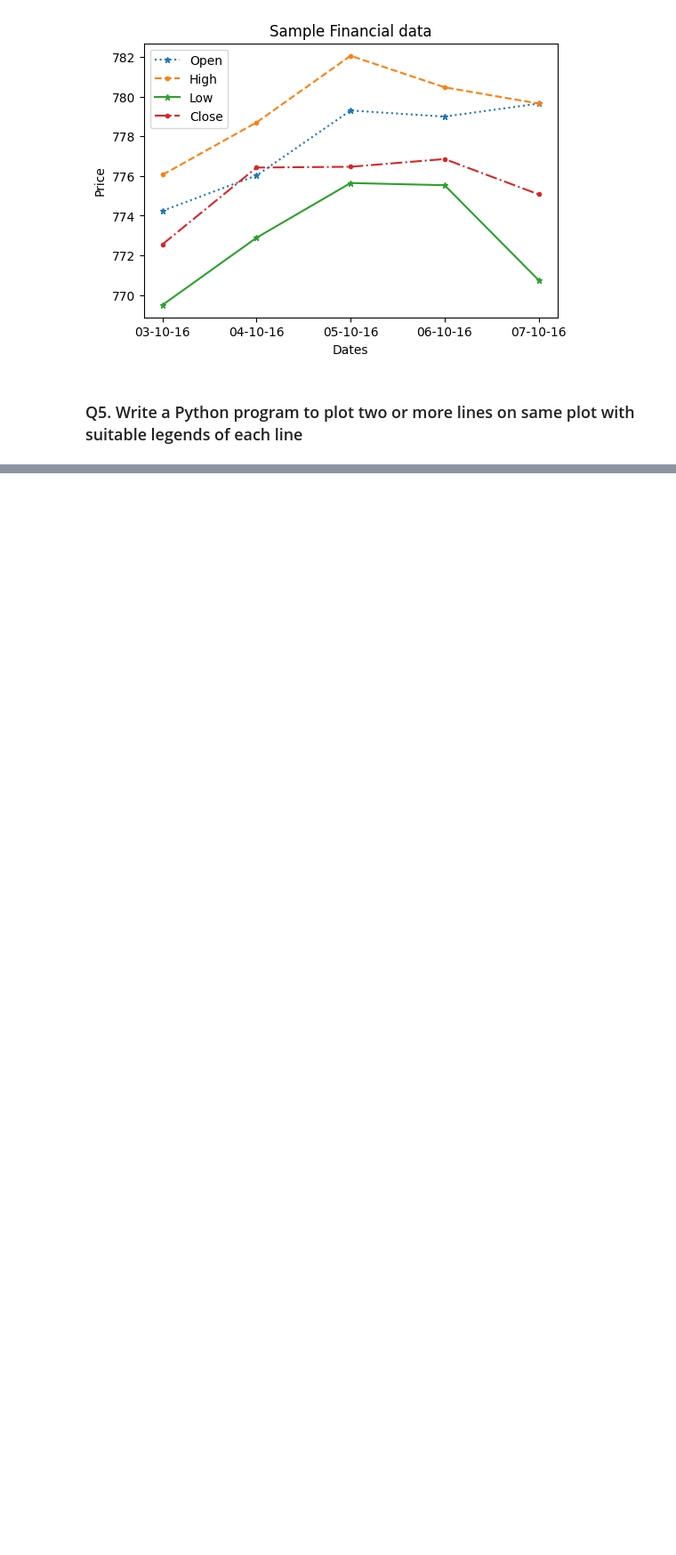
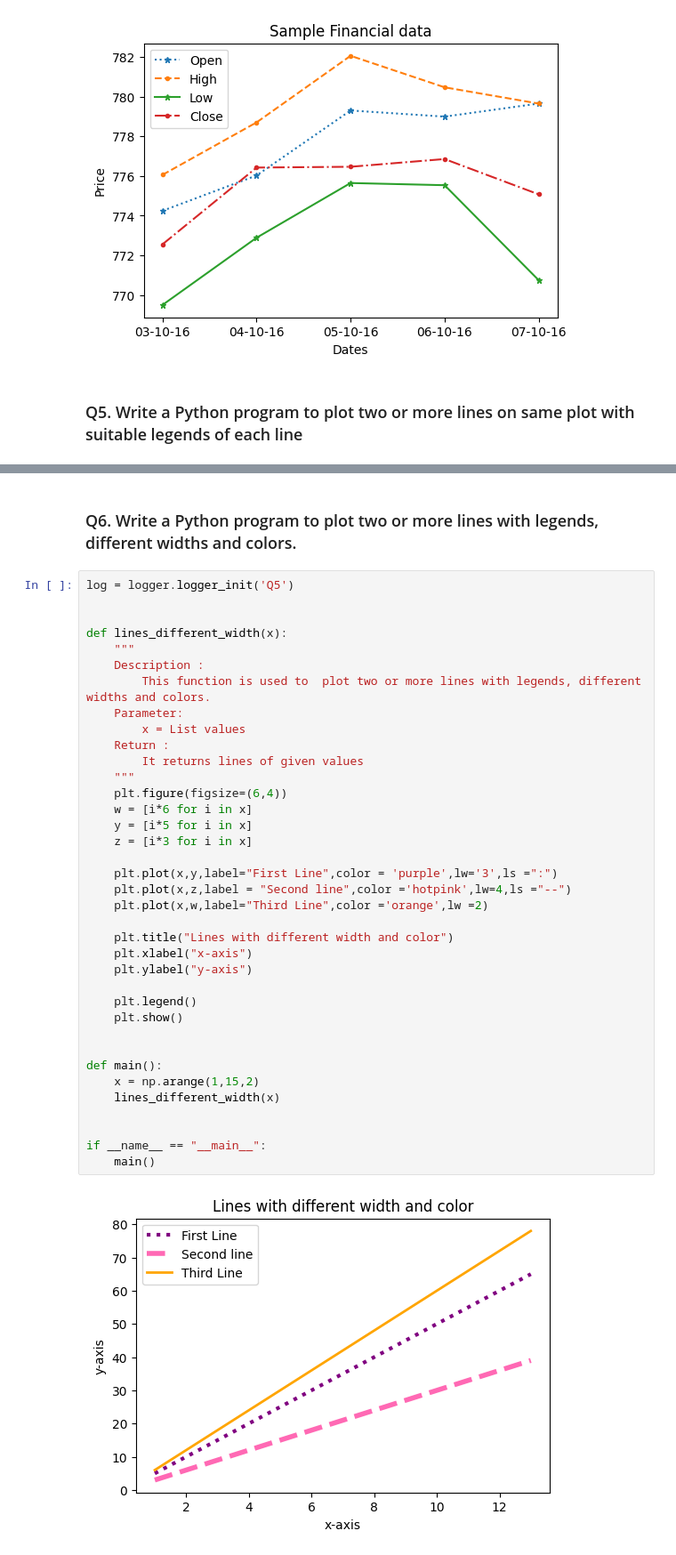
Before and after one commit to Ankitha8105/Python_Libraries, a Jupyter notebook: Matplotlib/linegraph.ipynb, the cells around one changed output, grey strips where cells are left out. Shown: that part at 89% size. Drawn from its saved outputs; the diff is of its cells as text; blank space fills up the shorter version.

```diff
--- a/Matplotlib/linegraph.ipynb
+++ b/Matplotlib/linegraph.ipynb
@@ -219,0 +221,41 @@ if __name__ == "__main__":
+# %% [markdown]
+### Q6. Write a Python program to plot two or more lines with legends, different widths and colors.
+# %%
+log = logger.logger_init('Q5')
+
+
+def lines_different_width(x):
+    """
+    Description :
+        This function is used to  plot two or more lines with legends, different widths and colors.
+    Parameter:
+        x = List values
+    Return :
+        It returns lines of given values
+    """
+    plt.figure(figsize=(6,4))
+    w = [i*6 for i in x]
+    y = [i*5 for i in x]
+    z = [i*3 for i in x]
+
+    plt.plot(x,y,label="First Line",color = 'purple',lw='3',ls =":")
+    plt.plot(x,z,label = "Second line",color ='hotpink',lw=4,ls ="--")
+    plt.plot(x,w,label="Third Line",color ='orange',lw =2)
+
+    plt.title("Lines with different width and color")
+    plt.xlabel("x-axis")
+    plt.ylabel("y-axis")
+
+    plt.legend()
+    plt.show()
+
+
+def main():
+    x = np.arange(1,15,2)
+    lines_different_width(x)
+
+
+if __name__ == "__main__":
+    main()
+# %% [output]
+[figure, added]
```
Also changed, not shown: parts of 1 cell of this notebook.
